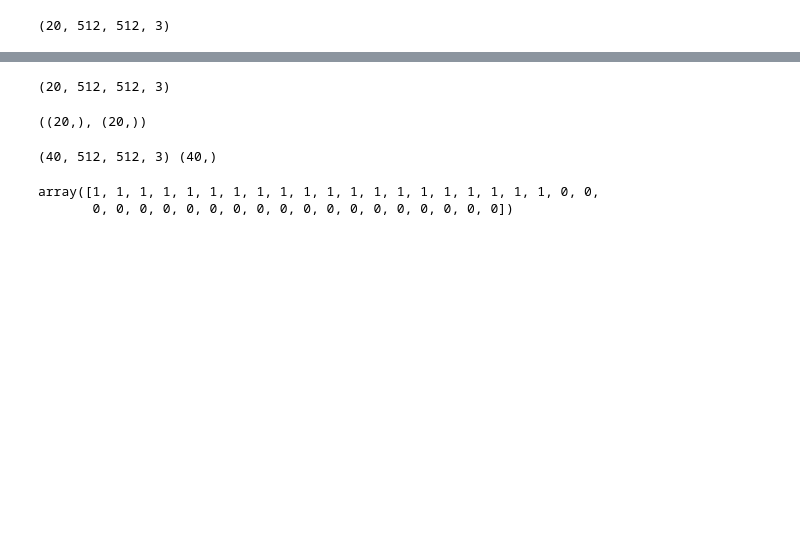
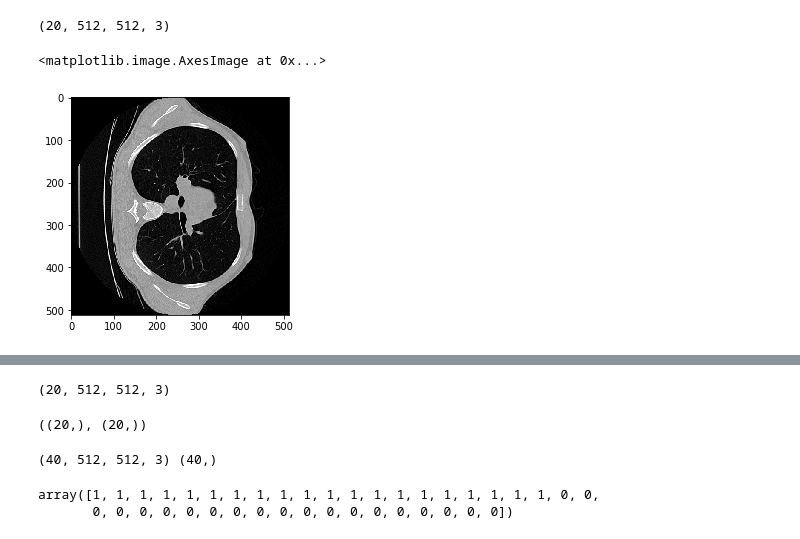
Before and after one commit to hasibzunair/uniformizing-3D, a Jupyter notebook: 2D/load_2D_data.ipynb, the cells around one changed output, grey strips where cells are left out. Saved outputs shown, nothing was run; the diff lists cells and outputs as text; code cells hidden in the pictures; blank space fills up the shorter version.

```diff
--- a/2D/load_2D_data.ipynb
+++ b/2D/load_2D_data.ipynb
@@ -13,9 +16,13 @@ TRAIN_DATASET_PATH = os.path.join(ROOT_DIR, "dataset")
 # %%
-# helper to get images
 def get_data(path, resize_dim=None):
 
-    img = np.load(path)
-    img = np.asarray(np.dstack((img, img, img)), dtype=np.float64)
+    # If data is numpy array
+    #img = np.load(path)
+    #img = np.asarray(np.dstack((img, img, img)), dtype=np.float64)
+
+    # If data is image
+    img = cv2.imread(path) # not doing grayscale read since we have to train VGG with 3-channels
+    img = img / 255.0
 
     if resize_dim is not None:
         img=cv2.resize(img,(resize_dim, resize_dim),interpolation=cv2.INTER_AREA)
@@ -54,0 +60,5 @@ low_2D_images.shape
+# %%
+plt.imshow(low_2D_images[18], cmap='gray')
+# %% [output]
+<matplotlib.image.AxesImage at 0x...>
+[figure, added]
```
Also changed, not shown: parts of 6 cells of this notebook, 1 other file.
